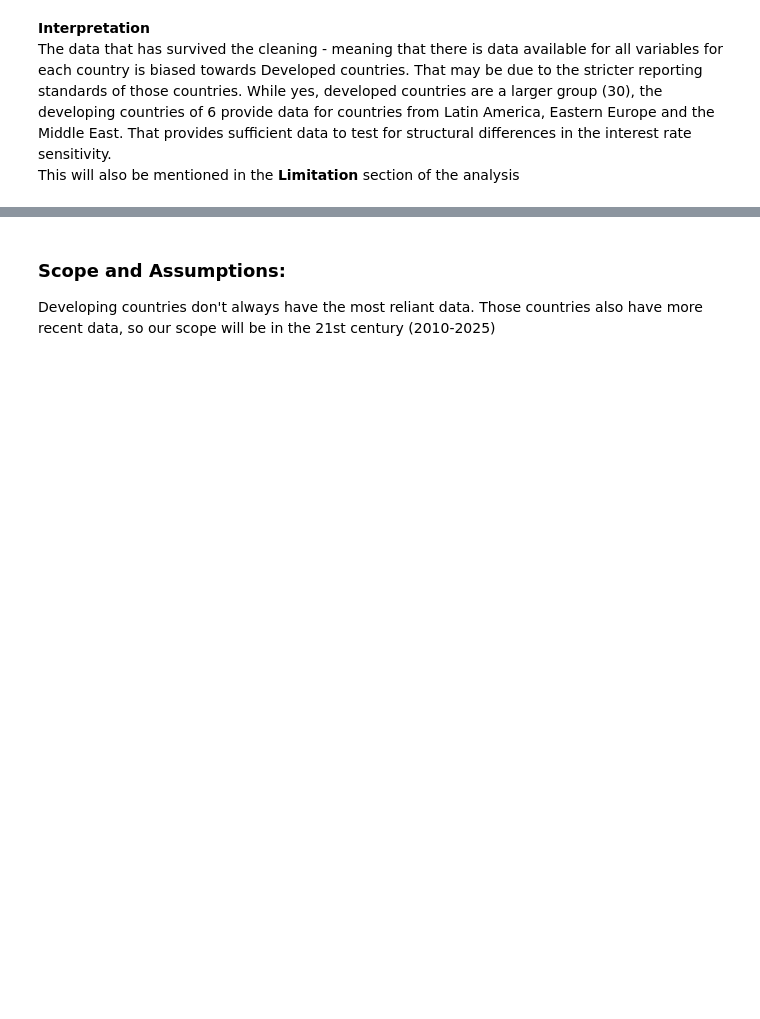
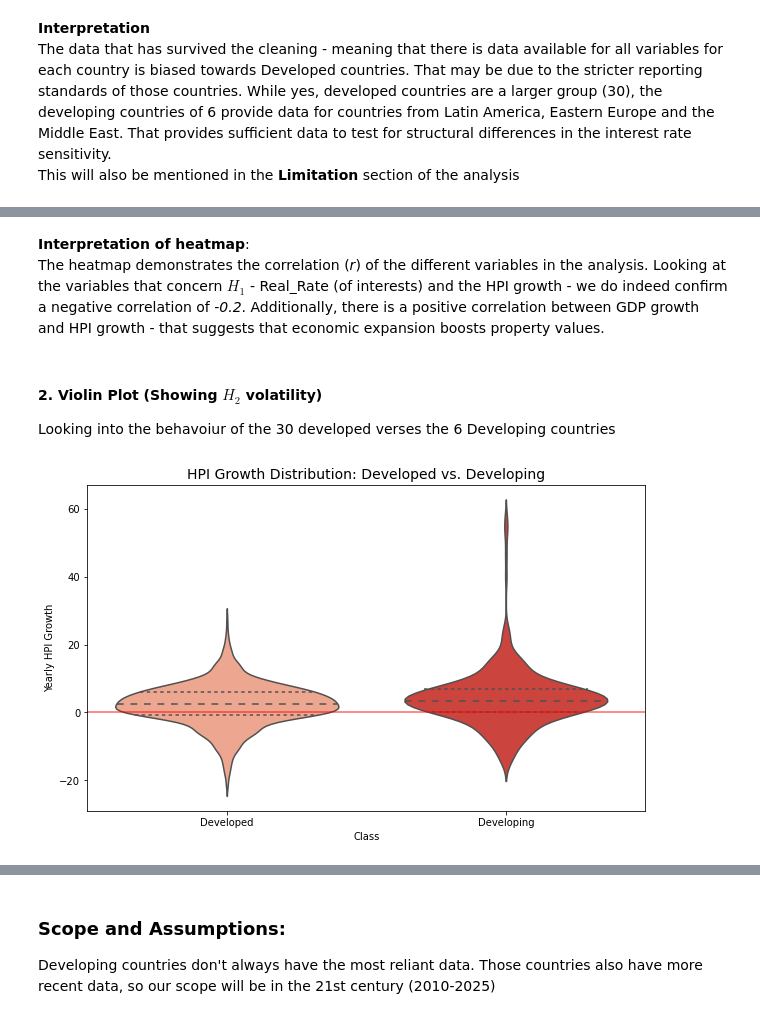
Before and after one commit to SiyanaVel19/Final_project_SU_2026, a Jupyter notebook: Project_analysis.ipynb, the cells around one changed output, grey strips where cells are left out. Saved outputs shown, nothing was run; the diff lists cells and outputs as text; code cells hidden in the pictures; blank space fills up the shorter version.

```diff
--- a/Project_analysis.ipynb
+++ b/Project_analysis.ipynb
@@ -250,0 +266,16 @@ print(f"Overall Correlation between Real Rates and HPI Growth: {correlation:.2f}
+# %% [markdown]
+**Interpretation of heatmap**:
+The heatmap demonstrates the correlation (*r*) of the different variables in the analysis. Looking at the variables that concern $H_1$ - Real_Rate (of interests) and the HPI growth - we do indeed confirm a negative correlation of *-0.2*. Additionally, there is a positive correlation between GDP growth and HPI growth - that suggests that economic expansion boosts property values.
+# %% [markdown]
+#### 2. Violin Plot (Showing $H_2$ volatility)
+Looking into the behavoiur of the 30 developed verses the 6 Developing countries
+# %%
+# plotting the violin
+plt.figure(figsize=(10, 6))
+sns.violinplot(data=Project_Data, x='Class', y='HPI_Growth', inner="quartile", palette='Reds')
+plt.title('HPI Growth Distribution: Developed vs. Developing', fontsize=14)
+plt.ylabel('Yearly HPI Growth')
+plt.axhline(0, color='red', linestyle='-', alpha=0.6)
+plt.show()
+# %% [output]
+[figure, added]
```
Also changed, not shown: parts of 9 cells of this notebook.
